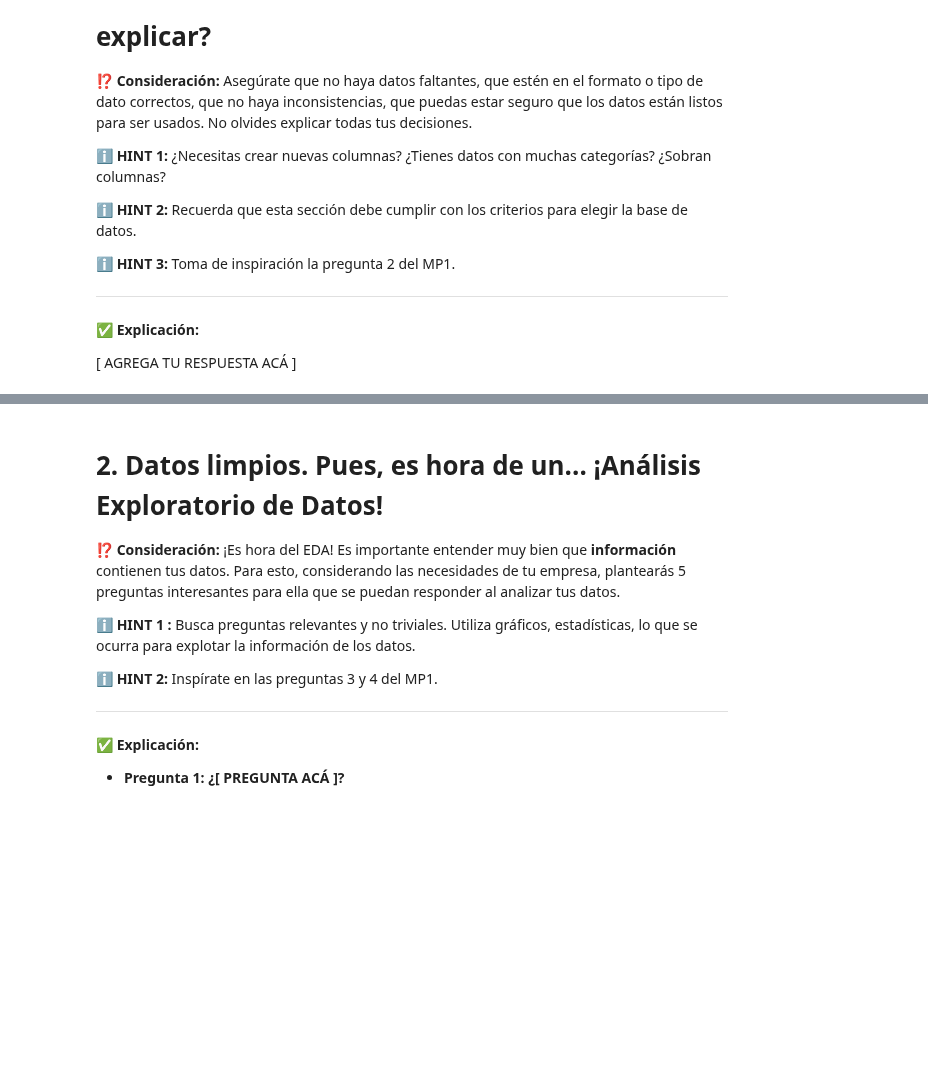
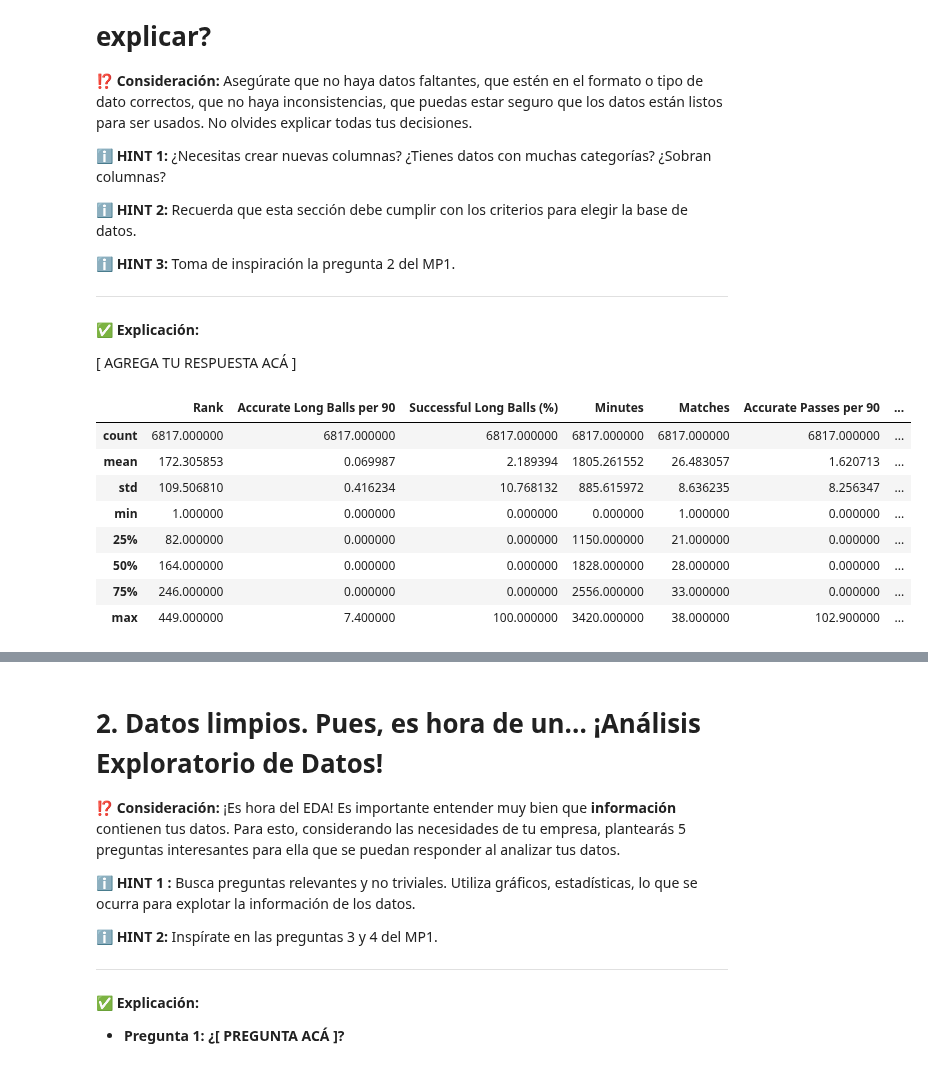
Before and after one commit to julvc/python_diplo, a Jupyter notebook: MP3.ipynb, the cells around one changed output, grey strips where cells are left out. Saved outputs shown, nothing was run; the diff lists cells and outputs as text; code cells hidden in the pictures; blank space fills up the shorter version.

```diff
--- a/MP3.ipynb
+++ b/MP3.ipynb
@@ -169,0 +198,25 @@ df.head(5)
+# %%
+# Limpieza de campos FLOAT e INT
+
+#Rellenar NaN con 0
+df[df.select_dtypes(include=['number']).columns] = df.select_dtypes(include=['number']).fillna(0)
+
+#Rendondear a 1 decimal los campos float
+df[df.select_dtypes(include=['float']).columns] = df.select_dtypes(include=['float']).round(1)
+
+# Convertir todos los valores negativos valores positivos
+df[df.select_dtypes(include=['number']).columns] = df.select_dtypes(include=['number']).abs()
+
+# Verificar el resultado
+df.describe()
+#df.to_excel("mi_dataframe.xlsx", index=False)
+# %% [output]
+|  | Rank | Accurate Long Balls per 90 | Successful Long Balls (%) | Minutes | Matches | Accurate Passes per 90 | ... |
+| count | 6817.000000 | 6817.000000 | 6817.000000 | 6817.000000 | 6817.000000 | 6817.000000 | ... |
+| mean | 172.305853 | 0.069987 | 2.189394 | 1805.261552 | 26.483057 | 1.620713 | ... |
+| std | 109.506810 | 0.416234 | 10.768132 | 885.615972 | 8.636235 | 8.256347 | ... |
+| min | 1.000000 | 0.000000 | 0.000000 | 0.000000 | 1.000000 | 0.000000 | ... |
+| 25% | 82.000000 | 0.000000 | 0.000000 | 1150.000000 | 21.000000 | 0.000000 | ... |
+| 50% | 164.000000 | 0.000000 | 0.000000 | 1828.000000 | 28.000000 | 0.000000 | ... |
+| 75% | 246.000000 | 0.000000 | 0.000000 | 2556.000000 | 33.000000 | 0.000000 | ... |
+| max | 449.000000 | 7.400000 | 100.000000 | 3420.000000 | 38.000000 | 102.900000 | ... |
```
Also changed, not shown: parts of 12 cells of this notebook.
